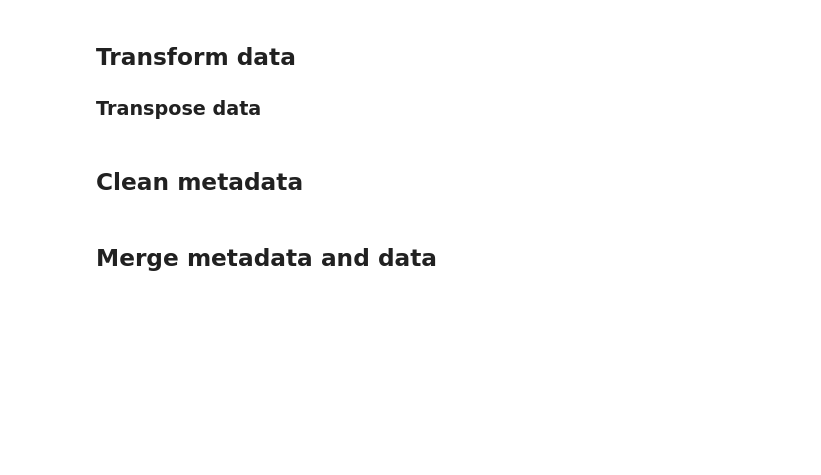
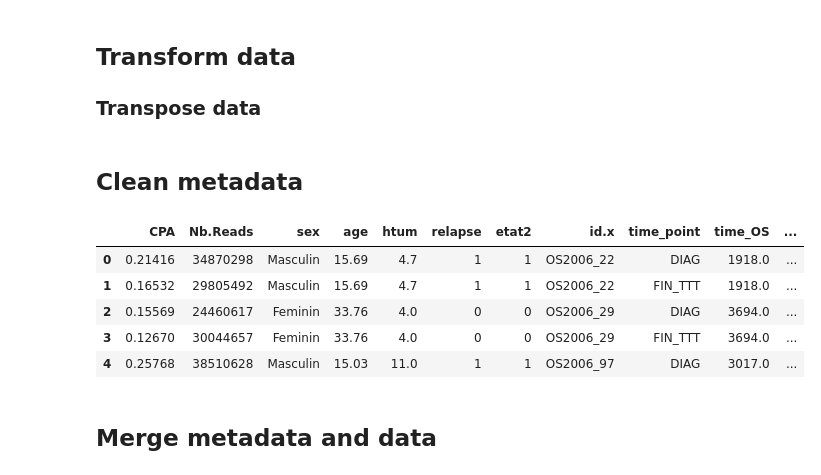
Before and after one commit to ben-yas/adn_circulant, a Jupyter notebook: notebooks/hugo_insights_from_data.ipynb, the cells around one changed output. Cells and saved outputs as stored; diff of their text form; code cells hidden in the pictures; blank space fills up the shorter version.

```diff
--- a/notebooks/hugo_insights_from_data.ipynb
+++ b/notebooks/hugo_insights_from_data.ipynb
@@ -162,6 +169,15 @@ patient_end_time_point_df = format_all_data_as_df(patient_end_time_point)
 # %%
 metadata_df = metadata.copy()
 del metadata_df['Unnamed: 0']
+# %%
+metadata_df.head()
+# %% [output]
+|  | CPA | Nb.Reads | sex | age | htum | relapse | etat2 | id.x | time_point | time_OS | ... |
+| 0 | 0.21416 | 34870298 | Masculin | 15.69 | 4.7 | 1 | 1 | OS2006_22 | DIAG | 1918.0 | ... |
+| 1 | 0.16532 | 29805492 | Masculin | 15.69 | 4.7 | 1 | 1 | OS2006_22 | FIN_TTT | 1918.0 | ... |
+| 2 | 0.15569 | 24460617 | Feminin | 33.76 | 4.0 | 0 | 0 | OS2006_29 | DIAG | 3694.0 | ... |
+| 3 | 0.12670 | 30044657 | Feminin | 33.76 | 4.0 | 0 | 0 | OS2006_29 | FIN_TTT | 3694.0 | ... |
+| 4 | 0.25768 | 38510628 | Masculin | 15.03 | 11.0 | 1 | 1 | OS2006_97 | DIAG | 3017.0 | ... |
 # %%
 metadata_df = metadata_df.sort_values('CPA', ascending=False).drop_duplicates(['id.x', 'time_point'], keep='first')
 # %%
```
Also changed, not shown: parts of 4 cells of this notebook.
